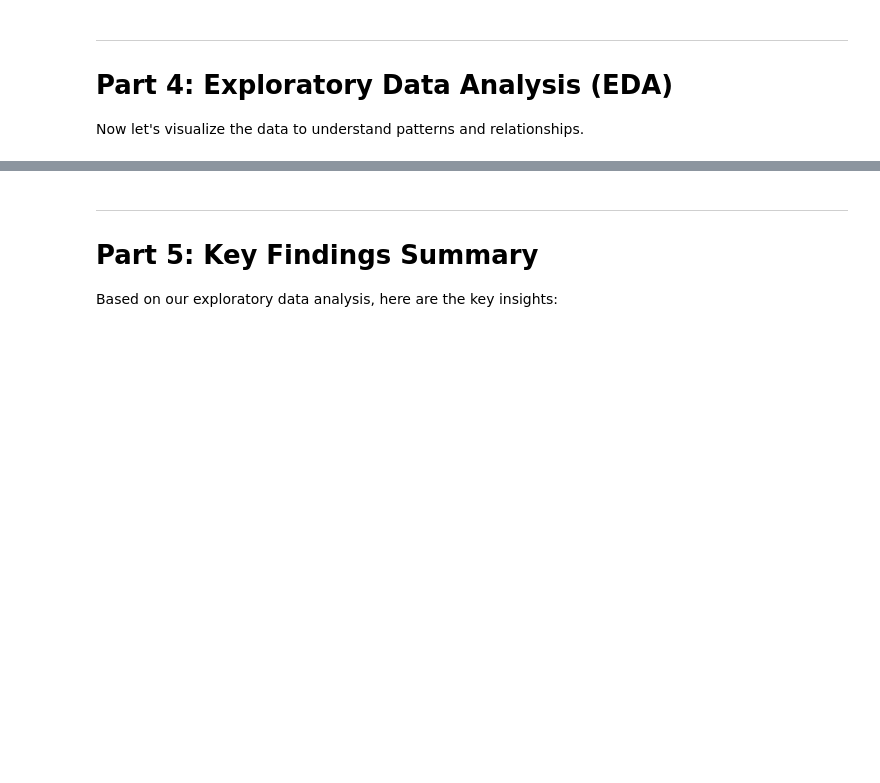
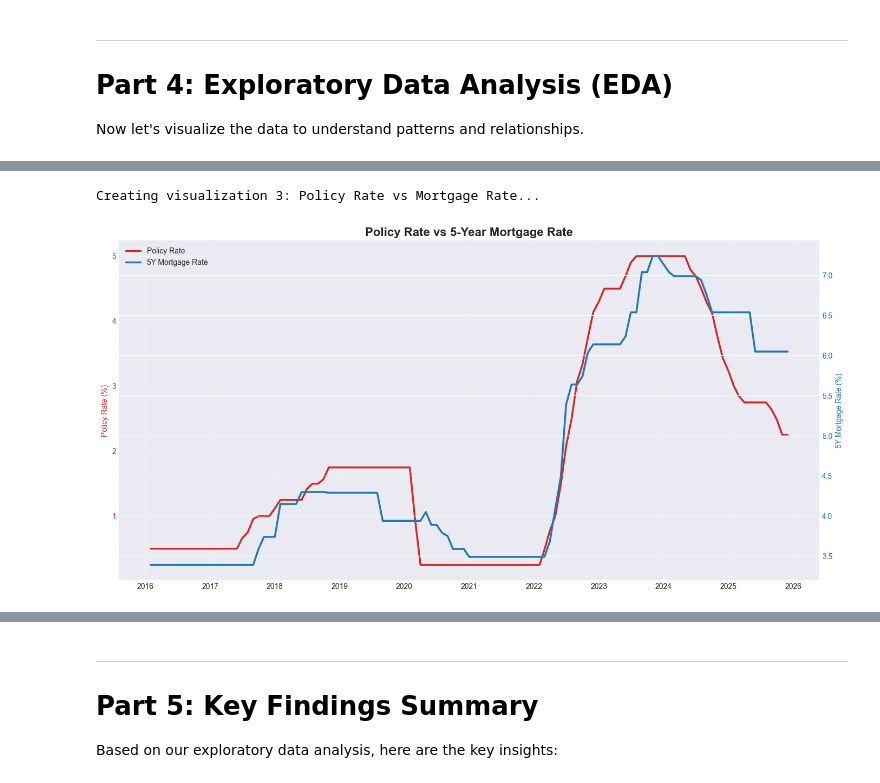
Before and after one commit to ChloeLeeFullStackDeveloper/CANADIAN-HOUSING-MARKET-ANALYSIS, a Jupyter notebook: 02_Notebooks/Housing_Analysis_EDA.ipynb, the cells around one changed output, grey strips where cells are left out. Saved outputs shown, nothing was run; the diff lists cells and outputs as text; code cells hidden in the pictures; blank space fills up the shorter version.

```diff
--- a/02_Notebooks/Housing_Analysis_EDA.ipynb
+++ b/02_Notebooks/Housing_Analysis_EDA.ipynb
@@ -449,39 +545,41 @@ print("✓ Visualization 2 complete")
 # %%
 # EDA 3: Dual-Axis Chart (Price vs Interest Rate)
-print("Creating visualization 3: Vancouver Price vs Mortgage Rate...")
+print("Creating visualization 3: Policy Rate vs Mortgage Rate...")
 
-van_data = df[df['City'] == 'Greater Vancouver'].sort_values('Date')
+plot_df = (
+    df[['Date', 'Policy_Rate', 'Mortgage_5Y_x']]
+    .dropna()
+    .sort_values('Date')
+)
 
 fig, ax1 = plt.subplots(figsize=(14, 7))
 
-# Price Index (left axis)
-color = 'tab:blue'
-ax1.set_xlabel('Date', fontsize=12)
-ax1.set_ylabel('Price Index (2005-01 = 100)', color=color, fontsize=12, fontweight='bold')
-ax1.plot(van_data['Date'], van_data['Index'], color=color, linewidth=3, label='Price Index')
-ax1.tick_params(axis='y', labelcolor=color)
-ax1.grid(True, alpha=0.3)
+# Left axis: Policy Rate
+ax1.plot(plot_df['Date'], plot_df['Policy_Rate'],
+         color='tab:red', linewidth=2.5, label='Policy Rate')
+ax1.set_ylabel('Policy Rate (%)', color='tab:red')
+ax1.tick_params(axis='y', labelcolor='tab:red')
 
-# Mortgage Rate (right axis)
+# Right axis: Mortgage Rate
 ax2 = ax1.twinx()
-color = 'tab:red'
-ax2.set_ylabel('5-Year Mortgage Rate (%)', color=color, fontsize=12, fontweight='bold')
-ax2.plot(van_data['Date'], van_data['Mortgage_5Y'], color=color, linewidth=2.5,
-         linestyle='--', alpha=0.8, label='5Y Mortgage Rate')
-ax2.tick_params(axis='y', labelcolor=color)
+ax2.plot(plot_df['Date'], plot_df['Mortgage_5Y_x'],
+         color='tab:blue', linewidth=2.5, label='5Y Mortgage Rate')
+ax2.set_ylabel('5Y Mortgage Rate (%)', color='tab:blue')
+ax2.tick_params(axis='y', labelcolor='tab:blue')
 
-plt.title('Greater Vancouver: Housing Price vs Mortgage Rate\n(Inverse Relationship)',
-          fontsize=16, fontweight='bold', pad=20)
+ax1.set_title('Policy Rate vs 5-Year Mortgage Rate', fontsize=16, fontweight='bold')
 
 # Combined legend
 lines1, labels1 = ax1.get_legend_handles_labels()
 lines2, labels2 = ax2.get_legend_handles_labels()
-ax1.legend(lines1 + lines2, labels1 + labels2, loc='upper left', fontsize=11)
+ax1.legend(lines1 + lines2, labels1 + labels2, loc='upper left')
 
-fig.tight_layout()
+ax1.grid(True, alpha=0.3)
+plt.tight_layout()
 plt.show()
-
-print("✓ Visualization 3 complete")
+# %% [output]
+Creating visualization 3: Policy Rate vs Mortgage Rate...
+[figure, added]
 # %%
 # EDA 4: Correlation Heatmap
 print("Creating visualization 4: Correlation Heatmap...")
```
Also changed, not shown: parts of 23 cells of this notebook, 1 other file.
